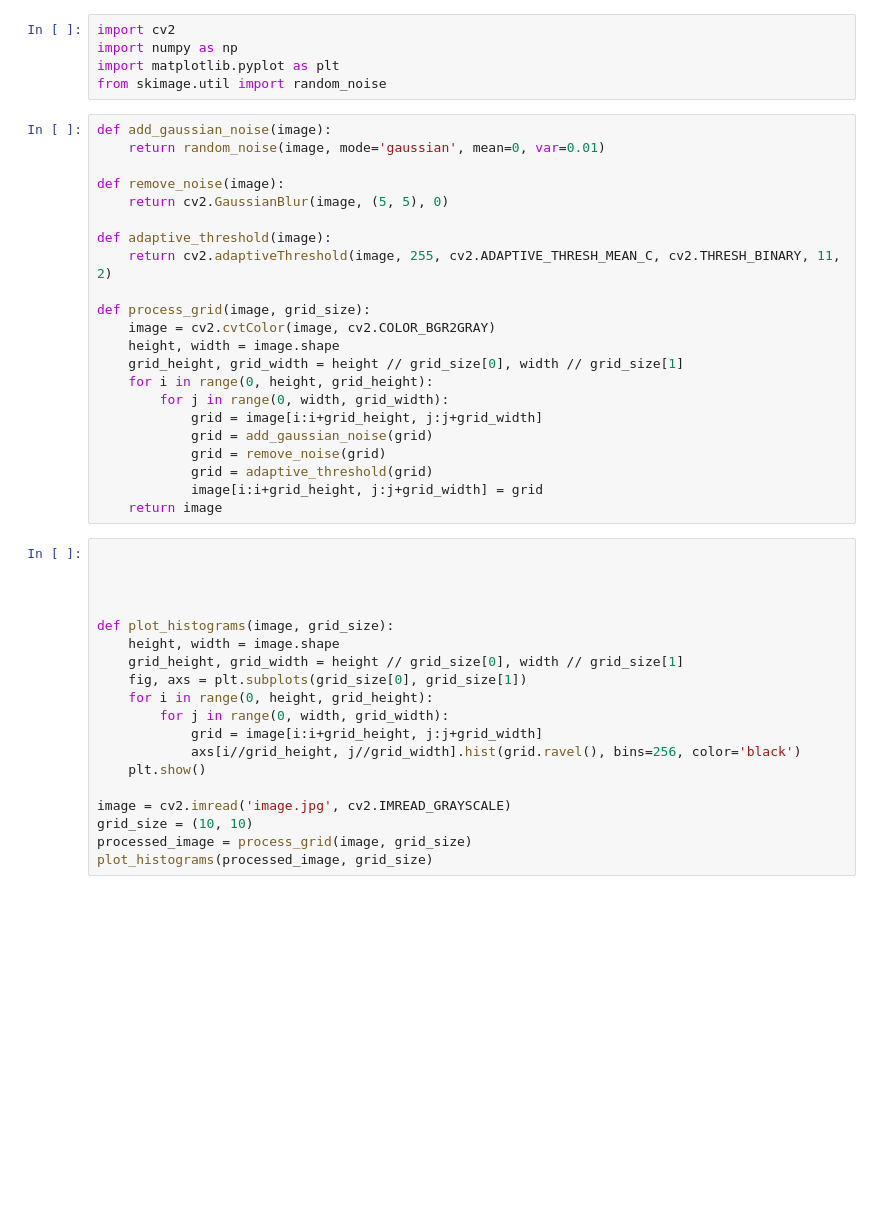
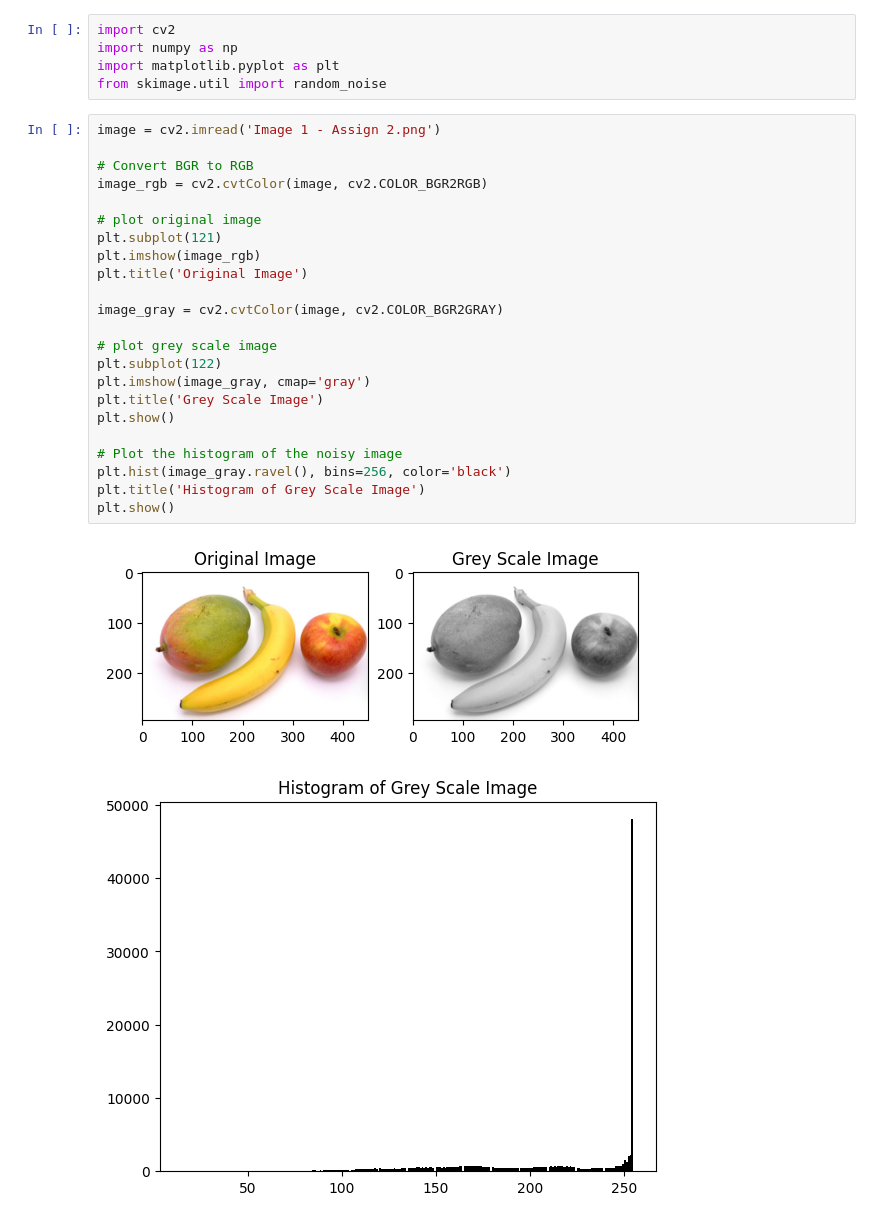
Before and after one commit to HaroonMalik771/Computer_Vision, a Jupyter notebook: Assignment 02/part_1.ipynb, the cells around one changed output. Drawn from its saved outputs; the diff is of its cells as text; blank space fills up the shorter version.

```diff
--- a/Assignment 02/part_1.ipynb
+++ b/Assignment 02/part_1.ipynb
@@ -3,44 +3,29 @@ import cv2
 import numpy as np
 import matplotlib.pyplot as plt
 from skimage.util import random_noise
-# %%
-def add_gaussian_noise(image):
-    return random_noise(image, mode='gaussian', mean=0, var=0.01)
-
-def remove_noise(image):
-    return cv2.GaussianBlur(image, (5, 5), 0)
-
-def adaptive_threshold(image):
-    return cv2.adaptiveThreshold(image, 255, cv2.ADAPTIVE_THRESH_MEAN_C, cv2.THRESH_BINARY, 11, 2)
-
-def process_grid(image, grid_size):
-    image = cv2.cvtColor(image, cv2.COLOR_BGR2GRAY)
-    height, width = image.shape
-    grid_height, grid_width = height // grid_size[0], width // grid_size[1]
-    for i in range(0, height, grid_height):
-        for j in range(0, width, grid_width):
-            grid = image[i:i+grid_height, j:j+grid_width]
-            grid = add_gaussian_noise(grid)
-            grid = remove_noise(grid)
-            grid = adaptive_threshold(grid)
-            image[i:i+grid_height, j:j+grid_width] = grid
-    return image
-# %%
-
-
-
-
-def plot_histograms(image, grid_size):
-    height, width = image.shape
-    grid_height, grid_width = height // grid_size[0], width // grid_size[1]
-    fig, axs = plt.subplots(grid_size[0], grid_size[1])
-    for i in range(0, height, grid_height):
-        for j in range(0, width, grid_width):
-            grid = image[i:i+grid_height, j:j+grid_width]
-            axs[i//grid_height, j//grid_width].hist(grid.ravel(), bins=256, color='black')
-    plt.show()
-
-image = cv2.imread('image.jpg', cv2.IMREAD_GRAYSCALE)
-grid_size = (10, 10)
-processed_image = process_grid(image, grid_size)
-plot_histograms(processed_image, grid_size)
+# %%
+image = cv2.imread('Image 1 - Assign 2.png')
+
+# Convert BGR to RGB
+image_rgb = cv2.cvtColor(image, cv2.COLOR_BGR2RGB)
+
+# plot original image
+plt.subplot(121)
+plt.imshow(image_rgb)
+plt.title('Original Image')
+
+image_gray = cv2.cvtColor(image, cv2.COLOR_BGR2GRAY)
+
+# plot grey scale image
+plt.subplot(122)
+plt.imshow(image_gray, cmap='gray')
+plt.title('Grey Scale Image')
+plt.show()
+
+# Plot the histogram of the noisy image
+plt.hist(image_gray.ravel(), bins=256, color='black')
+plt.title('Histogram of Grey Scale Image')
+plt.show()
+# %% [output]
+[figure, added]
+[figure, added]
```
Also changed, not shown: parts of 10 cells of this notebook, 1 other file.
